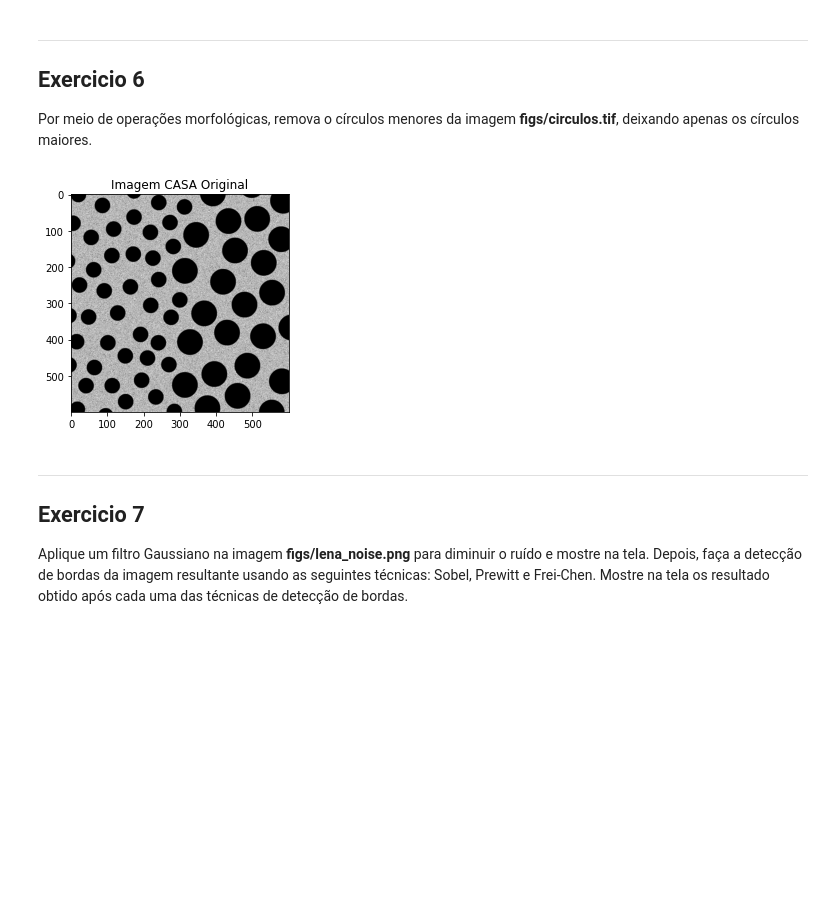
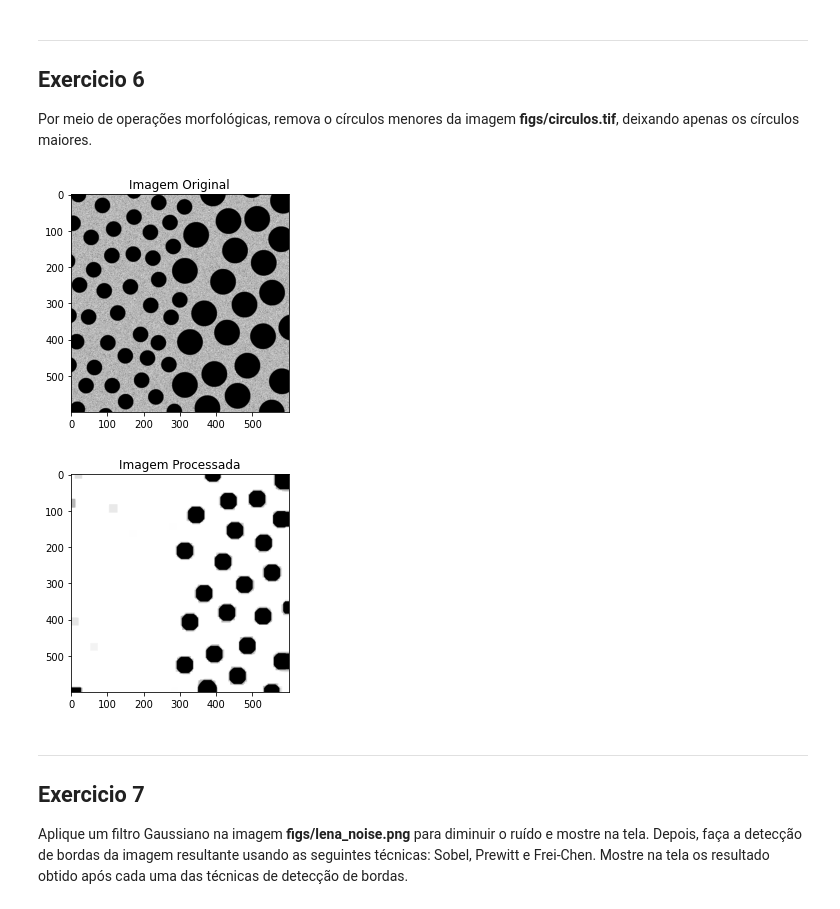
Before and after one commit to m-zaguette/image_processing_ac2, a Jupyter notebook: exerciciosPraticos.ipynb, the cells around one changed output. Cells and saved outputs as stored; diff of their text form; code cells hidden in the pictures; blank space fills up the shorter version.

```diff
--- a/exerciciosPraticos.ipynb
+++ b/exerciciosPraticos.ipynb
@@ -259,12 +265,21 @@ Por meio de operações morfológicas, remova o círculos menores da imagem **fi
 # %%
 ##### Resolva o exercício aqui
 img = cv2.imread('figs/circulos.tif', cv2.IMREAD_GRAYSCALE)
 
 plt.imshow(img, 'gray')
-plt.title('Imagem CASA Original')
+plt.title('Imagem Original')
 plt.show()
+
+kernel = np.ones((5,5),np.uint8)
+dilation = cv2.dilate(img,kernel,iterations = 9)
+erosion = cv2.erode(dilation,kernel,iterations = 5)
+
+plt.imshow(erosion, 'gray')
+plt.title('Imagem Processada')
+plt.show()
 # %% [output]
-[figure, old version]
+[figure, new version]
+[figure, added]
 # %% [markdown]
 ----
 ## Exercicio 7
```
Also changed, not shown: parts of 11 cells of this notebook, 3 other files.
